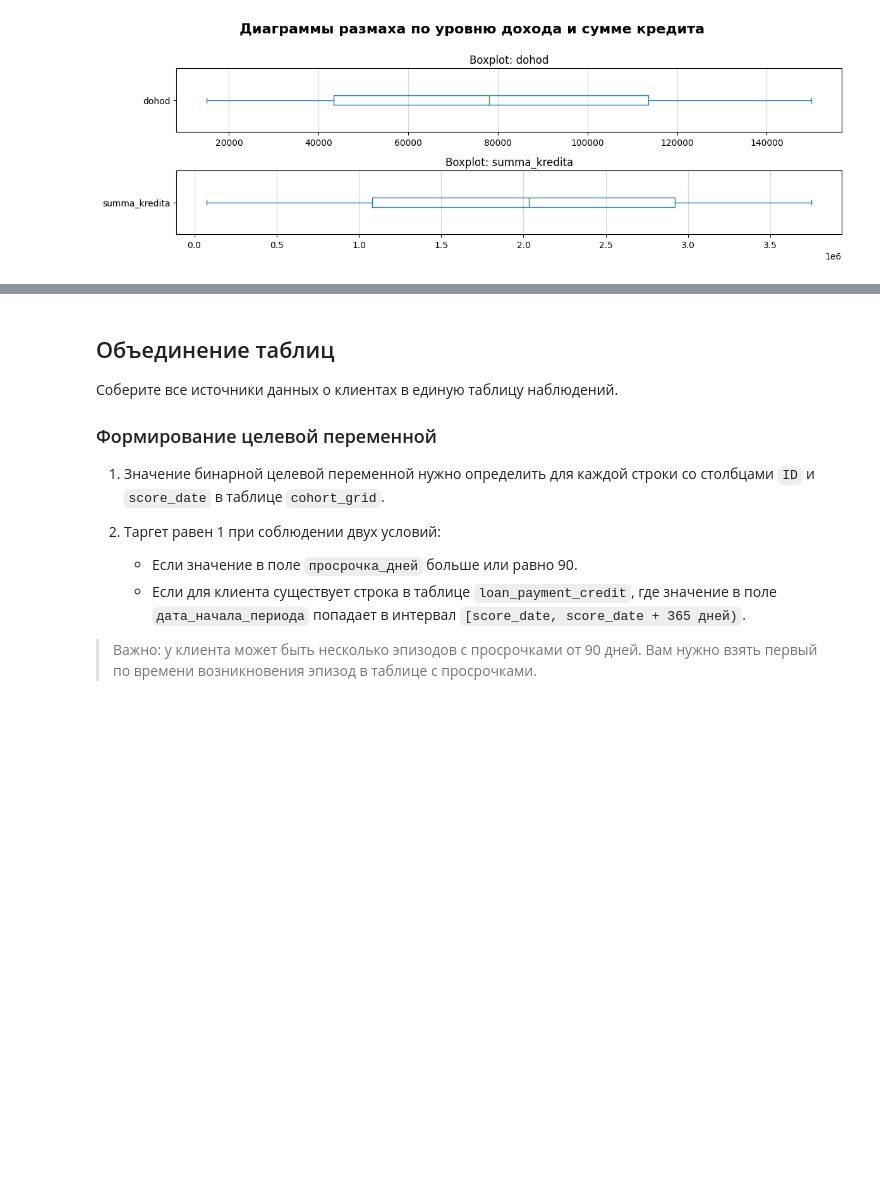
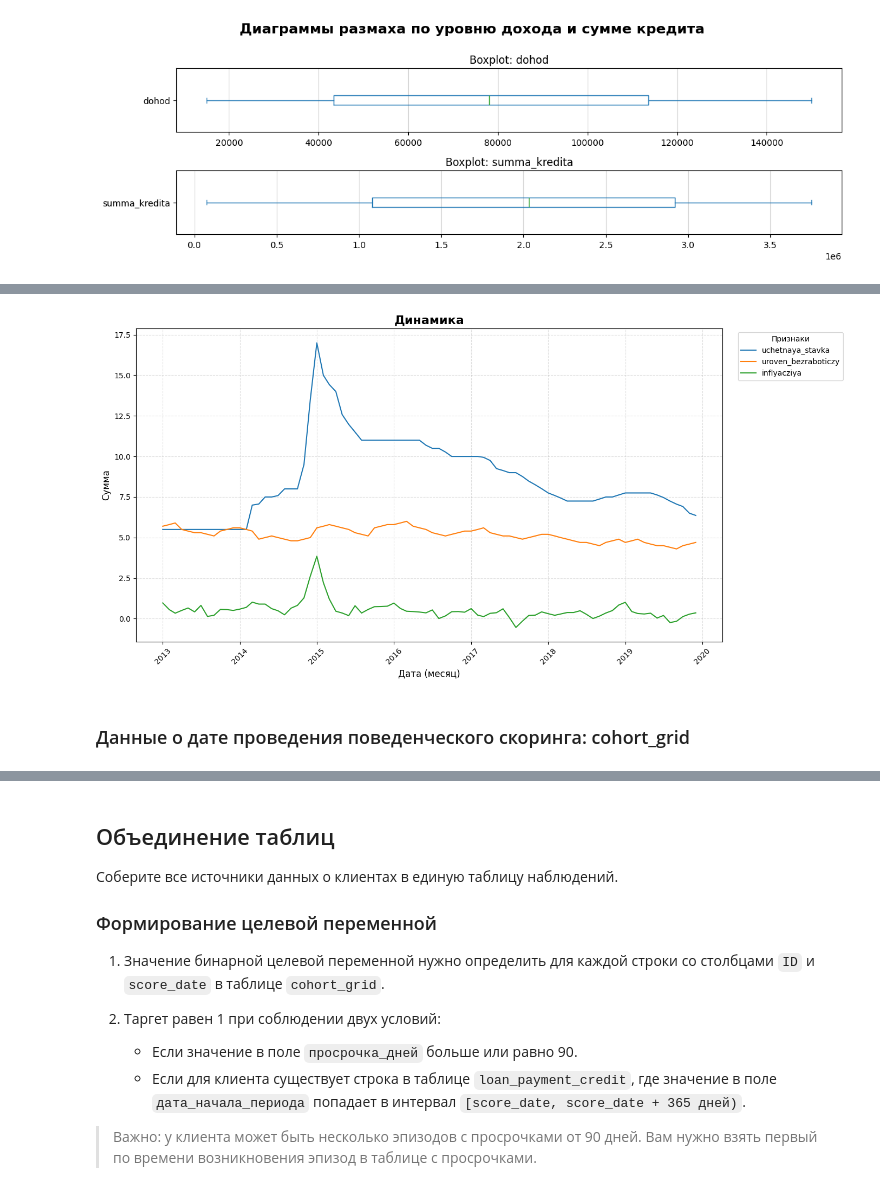
Before and after one commit to TemaQDX/sprint_15_project_behavioral_scoring, a Jupyter notebook: sprint_15_project_behavioral_scoring_Artem_Burov.ipynb, the cells around one changed output, grey strips where cells are left out. Saved outputs shown, nothing was run; the diff lists cells and outputs as text; code cells hidden in the pictures; blank space fills up the shorter version.

```diff
--- a/sprint_15_project_behavioral_scoring_Artem_Burov.ipynb
+++ b/sprint_15_project_behavioral_scoring_Artem_Burov.ipynb
@@ -1167,0 +1223,6 @@ boxplot_chart(df=df0_credit_description, feature_list=['dohod', 'summa_kredita']
+# %%
+plot_line_time_series(df=df0_macro_data, date_col='date', cat_cols=None, legend_title='Признаки')
+# %% [output]
+[figure, added]
+# %% [markdown]
+###  Данные о дате проведения поведенческого скоринга: cohort_grid
```
Also changed, not shown: parts of 14 cells of this notebook.
